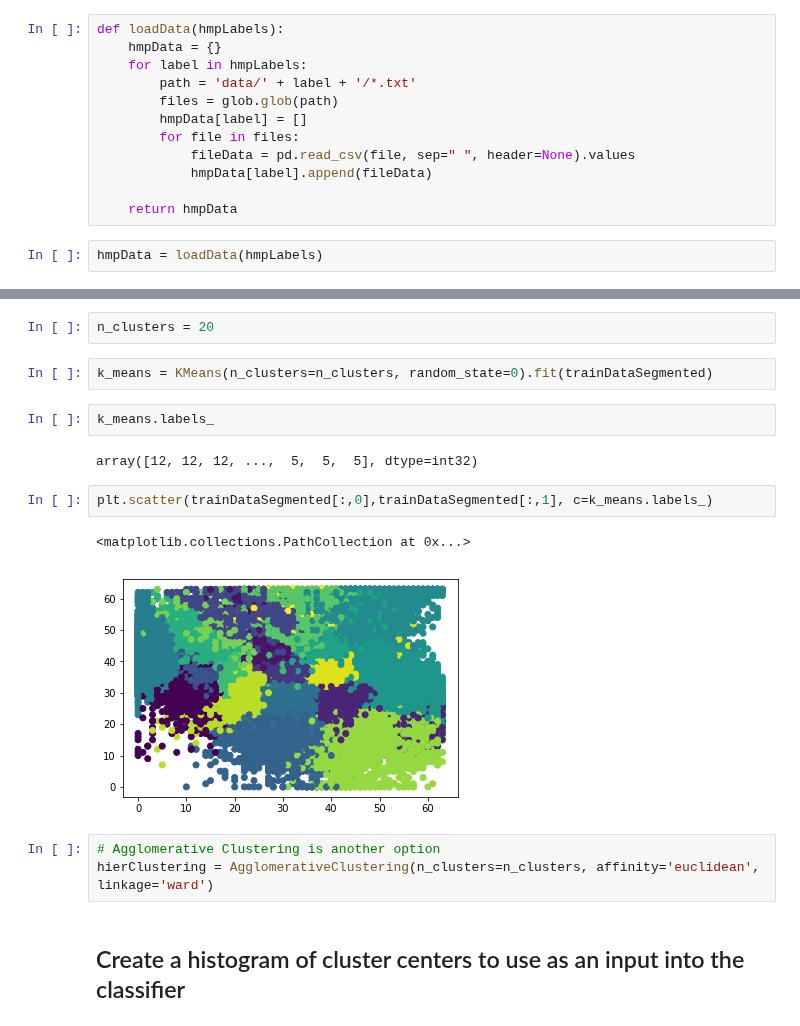
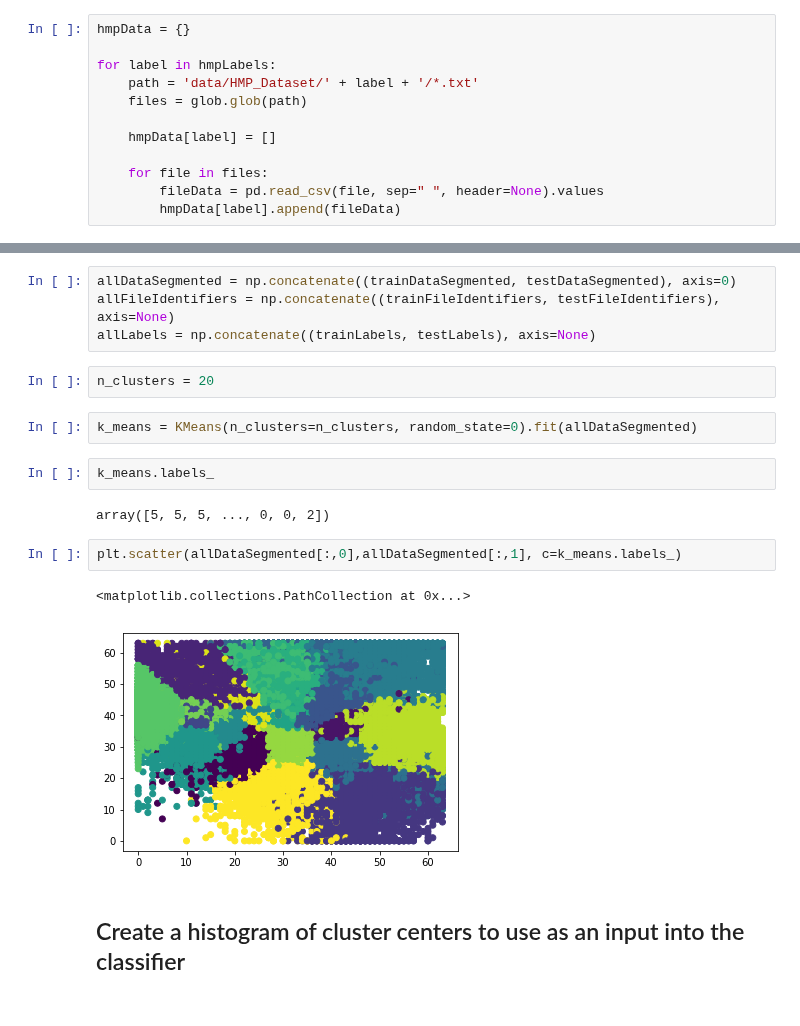
Before and after one commit to edgar971/cs-498-advanced-machine-learning, a Jupyter notebook: assignments/5-classifying-with-variable-length-inputs/assignment5.ipynb, the cells around one changed output, grey strips where cells are left out. Drawn from its saved outputs; the diff is of its cells as text.

```diff
--- a/assignments/5-classifying-with-variable-length-inputs/assignment5.ipynb
+++ b/assignments/5-classifying-with-variable-length-inputs/assignment5.ipynb
@@ -20,19 +20,17 @@ from mpl_toolkits.mplot3d import Axes3D
 hmpLabels = ['Brush_teeth', 'Climb_stairs', 'Comb_hair', 'Descend_stairs', 'Drink_glass', 'Eat_meat', 'Eat_soup', 'Getup_bed', 'Liedown_bed',
              'Pour_water', 'Sitdown_chair', 'Standup_chair', 'Use_telephone', 'Walk']
 # %%
-def loadData(hmpLabels):
-    hmpData = {}
-    for label in hmpLabels:
-        path = 'data/' + label + '/*.txt'
-        files = glob.glob(path)
-        hmpData[label] = []
-        for file in files:
-            fileData = pd.read_csv(file, sep=" ", header=None).values
-            hmpData[label].append(fileData)
+hmpData = {}
 
-    return hmpData
+for label in hmpLabels:
+    path = 'data/HMP_Dataset/' + label + '/*.txt'
+    files = glob.glob(path)
+
+    hmpData[label] = []
+
+    for file in files:
+        fileData = pd.read_csv(file, sep=" ", header=None).values
+        hmpData[label].append(fileData)
-# %%
-hmpData = loadData(hmpLabels)
 # %% [markdown]
 # Segmentation
 # %%
@@ -138,22 +136,23 @@ Summary for all classes:
 Total files: 839 | 561 training | 278 testing)
 # %% [markdown]
 # Clustering
+# %%
+allDataSegmented = np.concatenate((trainDataSegmented, testDataSegmented), axis=0)
+allFileIdentifiers = np.concatenate((trainFileIdentifiers, testFileIdentifiers), axis=None)
+allLabels = np.concatenate((trainLabels, testLabels), axis=None)
 # %%
 n_clusters = 20
 # %%
-k_means = KMeans(n_clusters=n_clusters, random_state=0).fit(trainDataSegmented)
+k_means = KMeans(n_clusters=n_clusters, random_state=0).fit(allDataSegmented)
 # %%
 k_means.labels_
 # %% [output]
-array([12, 12, 12, ...,  5,  5,  5], dtype=int32)
+array([5, 5, 5, ..., 0, 0, 2])
 # %%
-plt.scatter(trainDataSegmented[:,0],trainDataSegmented[:,1], c=k_means.labels_)
+plt.scatter(allDataSegmented[:,0],allDataSegmented[:,1], c=k_means.labels_)
 # %% [output]
 <matplotlib.collections.PathCollection at 0x...>
-[figure, old version]
+[figure, new version]
-# %%
-# Agglomerative Clustering is another option
-hierClustering = AgglomerativeClustering(n_clusters=n_clusters, affinity='euclidean', linkage='ward')
 # %% [markdown]
 ## Create a histogram of cluster centers to use as an input into the classifier
 # %%
```
Also changed, not shown: parts of 55 cells of this notebook.
